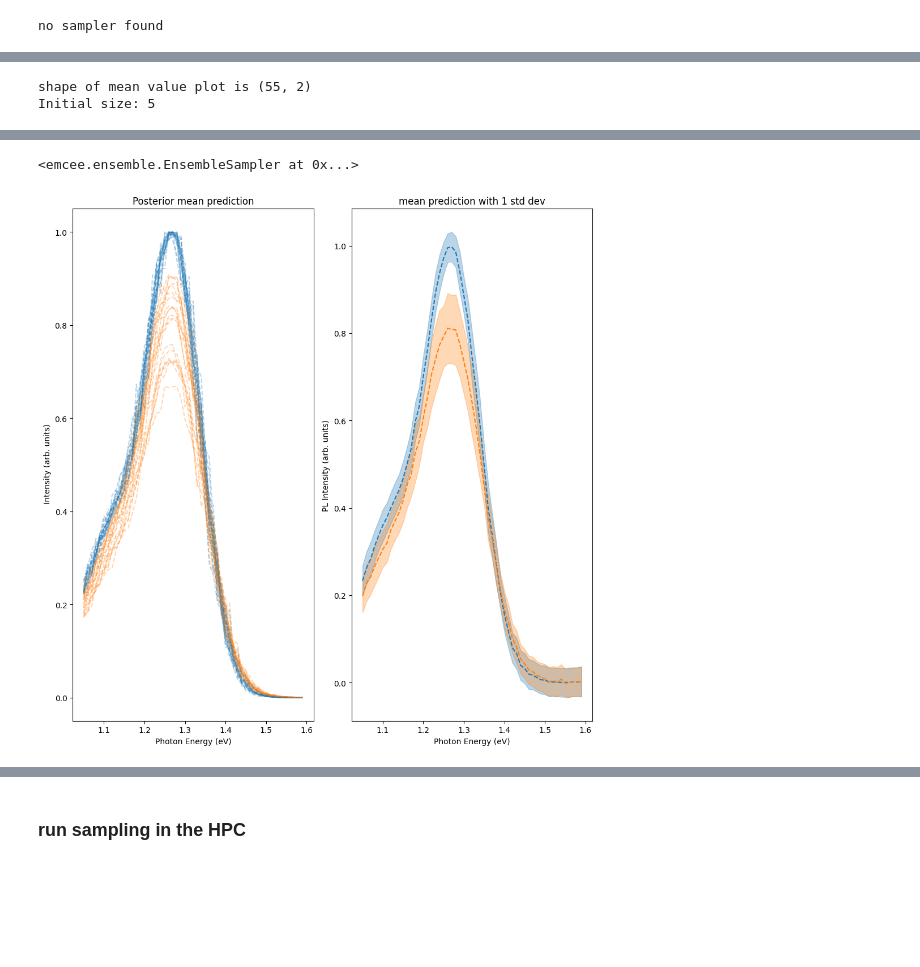
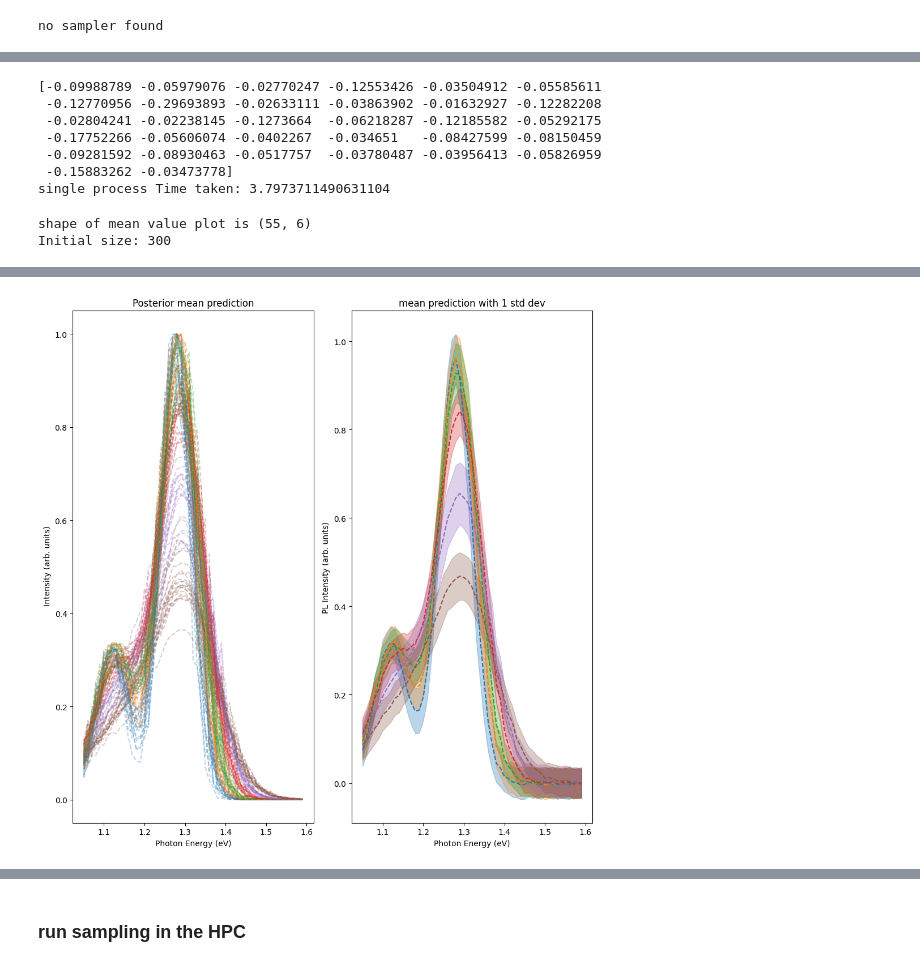
Before and after one commit to mohammedazzouzi15/pl_temp_fit, a Jupyter notebook: notebook/1_run_sampling_PL.ipynb, the cells around one changed output, grey strips where cells are left out. Cells and saved outputs as stored; diff of their text form; code cells hidden in the pictures; blank space fills up the shorter version.

Commit message:
Dev mo (#4)
* fixed the single sampling

* fixed single sampling

* working with parallel process

* fixed the multiprocessing and started cleaning up the code

* more cleaning of the code

```diff
--- a/notebook/1_run_sampling_PL.ipynb
+++ b/notebook/1_run_sampling_PL.ipynb
@@ -75,13 +76,18 @@ shape of mean value plot is (55, 2)
 ### run sampler in the notebook
 # %%
 import emcee
-filename = model_config_save['save_folder'] + "/sampler.h5"
+
+filename = model_config_save["save_folder"] + "/sampler.h5"
 if os.path.exists(filename):
-    reader = emcee.backends.HDFBackend(filename, name="multi_core")
-    distribution = reader.get_chain(discard=0, flat=True)
-    true_parameters = fit_PL_utils.get_param_dict(model_config_save['params_to_fit_init'],distribution[-1])
+    try:
+        reader = emcee.backends.HDFBackend(filename, name="multi_core")
+        distribution = reader.get_chain(discard=0, flat=True)
+        true_parameters = fit_pl_utils.get_param_dict(model_config_save["params_to_fit_init"],distribution[-1])
+    except AttributeError:
+        print("no sampler found")
+        true_parameters = model_config_save["params_to_fit_init"]
 else:
-    true_parameters = model_config_save['params_to_fit_init']
-    print('no sampler found')
+    true_parameters = model_config_save["params_to_fit_init"]
+    print("no sampler found")
 # %% [output]
 no sampler found
@@ -88,26 +293,40 @@ no sampler found
+# %%
+start = time.time()
+results = list(map(log_probability_pl_glob, coords))
+log_prob = np.array([float(l[0]) for l in results])
+print(log_prob)
+end = time.time()
+print(f"single process Time taken: {end-start}")
+# %% [output]
+[-0.09988789 -0.05979076 -0.02770247 -0.12553426 -0.03504912 -0.05585611
+ -0.12770956 -0.29693893 -0.02633111 -0.03863902 -0.01632927 -0.12282208
+ -0.02804241 -0.02238145 -0.1273664  -0.06218287 -0.12185582 -0.05292175
+ -0.17752266 -0.05606074 -0.0402267  -0.034651   -0.08427599 -0.08150459
+ -0.09281592 -0.08930463 -0.0517757  -0.03780487 -0.03956413 -0.05826959
+ -0.15883262 -0.03473778]
+single process Time taken: 3.7973711490631104
 # %%
-from pl_temp_fit import fit_PL_utils
-from pl_temp_fit import fit_PL_utils, Emcee_utils
+from pl_temp_fit import Emcee_utils, fit_pl_utils
+
 importlib.reload(generate_data_utils)
 importlib.reload(covariance_utils)
-importlib.reload(fit_PL_utils)
+importlib.reload(fit_pl_utils)
 importlib.reload(Emcee_utils)
 
-
-Temp_std_err = model_config_save['Temp_std_err']
-hws_std_err = model_config_save['hws_std_err']
-relative_intensity_std_error_PL = model_config_save['relative_intensity_std_error_PL']
-sigma = model_config_save['sigma']
-save_folder = model_config_save['save_folder']
-fixed_parameters_dict = model_config_save['fixed_parameters_dict']
-params_to_fit_init = model_config_save['params_to_fit_init']
-min_bounds = model_config_save['min_bounds']
-max_bounds = model_config_save['max_bounds']
-csv_name = model_config_save['csv_name_PL']
+Temp_std_err = model_config_save["Temp_std_err"]
+hws_std_err = model_config_save["hws_std_err"]
+relative_intensity_std_error_pl = model_config_save["relative_intensity_std_error_pl"]
+sigma = model_config_save["sigma"]
+save_folder = model_config_save["save_folder"]
+fixed_parameters_dict = model_config_save["fixed_parameters_dict"]
+params_to_fit_init = model_config_save["params_to_fit_init"]
+min_bounds = model_config_save["min_bounds"]
+max_bounds = model_config_save["max_bounds"]
+csv_name = model_config_save["csv_name_pl"]
 Exp_data, temperature_list, hws = Exp_data_utils.read_data(csv_name)
 
-co_var_mat_PL, variance_PL = (
-    covariance_utils.plot_generated_data_PL(
+co_var_mat_pl, variance_pl = (
+    covariance_utils.plot_generated_data_pl(
         save_folder,
         model_config,
         savefig=True,
@@ -116,21 +335,21 @@ co_var_mat_PL, variance_PL = (
     )
 )
 
-fit_PL_utils.run_sampler_parallel(
+fit_pl_utils.run_sampler_parallel(
     save_folder,
     Exp_data,
-    co_var_mat_PL,
+    co_var_mat_pl,
     params_to_fit_init,
     fixed_parameters_dict,
     min_bounds,
     max_bounds,
     model_config,
-    nsteps=5,
+    nsteps=300,
     coeff_spread=1,
     num_coords = 32,
     restart_sampling=False,
     num_processes=32,
 )
 # %% [output]
-shape of mean value plot is (55, 2)
-Initial size: 5
+shape of mean value plot is (55, 6)
+Initial size: 300
@@ -139,2 +358 @@ multi process took 61.4 seconds
-<emcee.ensemble.EnsembleSampler at 0x...>
-[figure, old version]
+[figure, new version]
```
Also changed, not shown: parts of 9 cells of this notebook, 52 other files.
